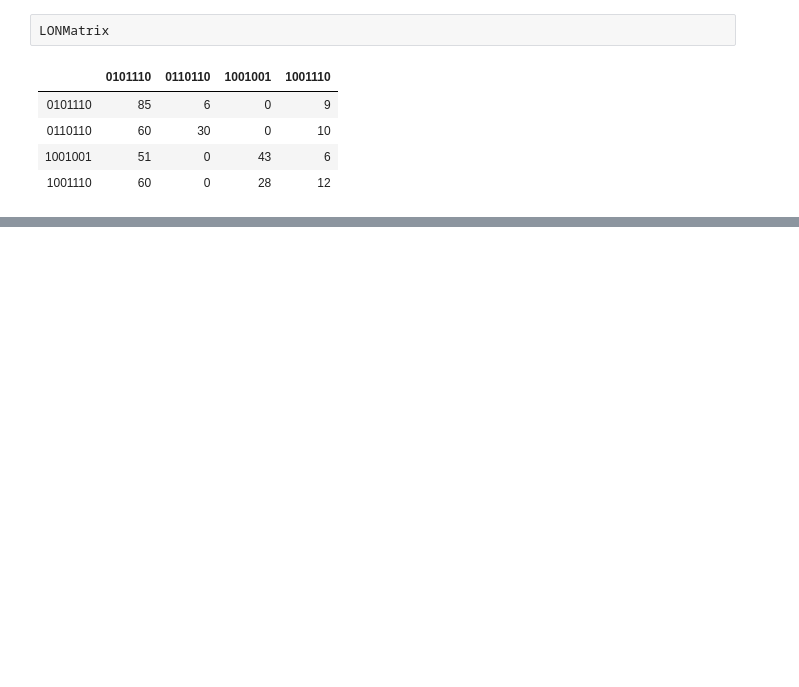
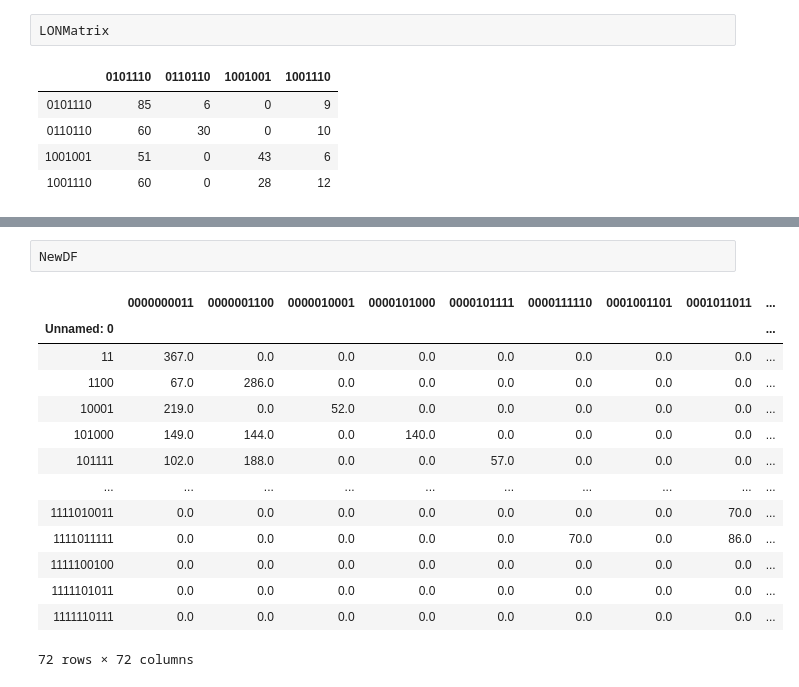
Before and after one commit to adrianapaza/NBA-NKC, a Jupyter notebook: ComputationalModels/Experiment.ipynb, the cells around one changed output, grey strips where cells are left out. Saved outputs shown, nothing was run; the diff lists cells and outputs as text; blank space fills up the shorter version.

```diff
--- a/ComputationalModels/Experiment.ipynb
+++ b/ComputationalModels/Experiment.ipynb
@@ -82,0 +114,17 @@ LONMatrix
+# %%
+NewDF
+# %% [output]
+|  | 0000000011 | 0000001100 | 0000010001 | 0000101000 | 0000101111 | 0000111110 | 0001001101 | 0001011011 | ... |
+| Unnamed: 0 |  |  |  |  |  |  |  |  | ... |
+| 11 | 367.0 | 0.0 | 0.0 | 0.0 | 0.0 | 0.0 | 0.0 | 0.0 | ... |
+| 1100 | 67.0 | 286.0 | 0.0 | 0.0 | 0.0 | 0.0 | 0.0 | 0.0 | ... |
+| 10001 | 219.0 | 0.0 | 52.0 | 0.0 | 0.0 | 0.0 | 0.0 | 0.0 | ... |
+| 101000 | 149.0 | 144.0 | 0.0 | 140.0 | 0.0 | 0.0 | 0.0 | 0.0 | ... |
+| 101111 | 102.0 | 188.0 | 0.0 | 0.0 | 57.0 | 0.0 | 0.0 | 0.0 | ... |
+| ... | ... | ... | ... | ... | ... | ... | ... | ... | ... |
+| 1111010011 | 0.0 | 0.0 | 0.0 | 0.0 | 0.0 | 0.0 | 0.0 | 70.0 | ... |
+| 1111011111 | 0.0 | 0.0 | 0.0 | 0.0 | 0.0 | 70.0 | 0.0 | 86.0 | ... |
+| 1111100100 | 0.0 | 0.0 | 0.0 | 0.0 | 0.0 | 0.0 | 0.0 | 0.0 | ... |
+| 1111101011 | 0.0 | 0.0 | 0.0 | 0.0 | 0.0 | 0.0 | 0.0 | 0.0 | ... |
+| 1111110111 | 0.0 | 0.0 | 0.0 | 0.0 | 0.0 | 0.0 | 0.0 | 0.0 | ... |
+72 rows × 72 columns
```
Also changed, not shown: parts of 11 cells of this notebook, 1 other file.
